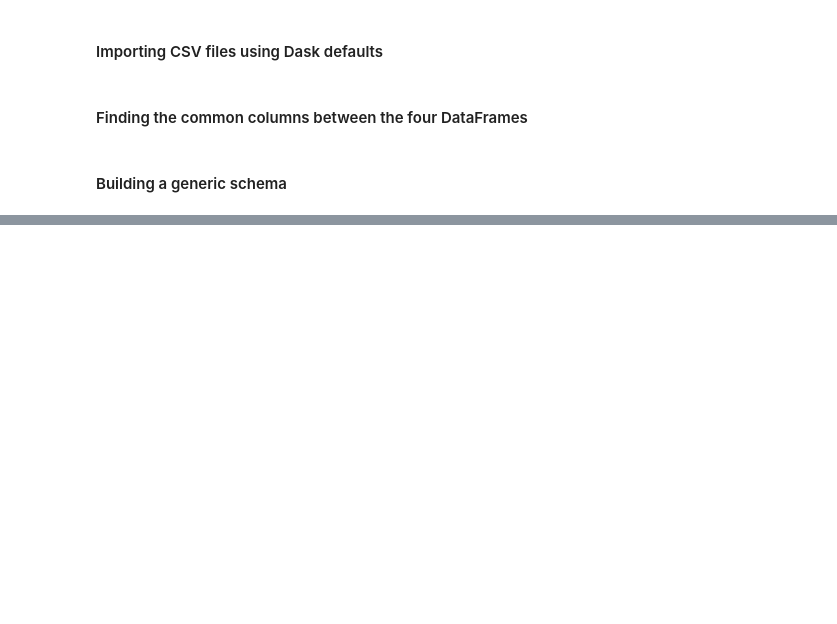
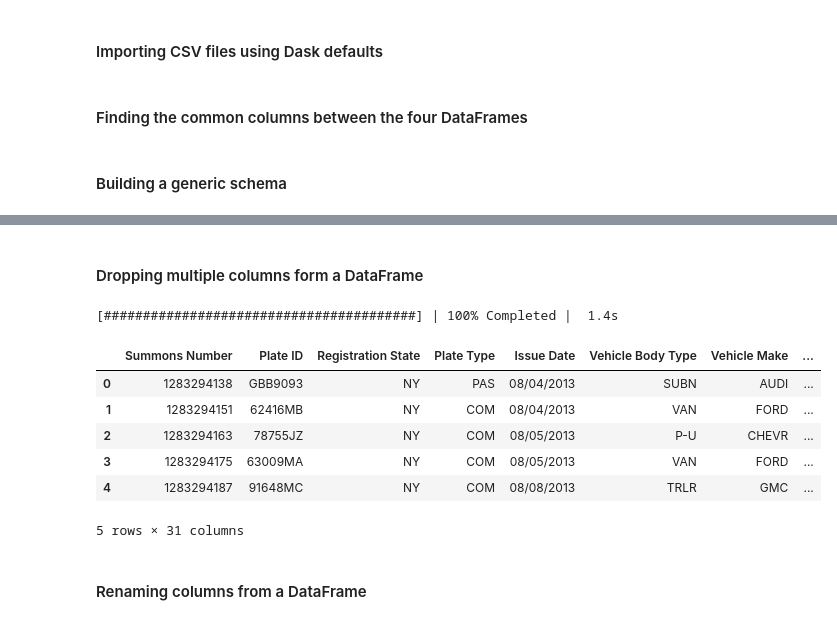
Before and after one commit to echoAppleTree/learn_dask, a Jupyter notebook: learning_dask_with_python.ipynb, the cells around one changed output, grey strips where cells are left out. Drawn from its saved outputs; the diff is of its cells as text; code cells hidden in the pictures; blank space fills up the shorter version.

```diff
--- a/learning_dask_with_python.ipynb
+++ b/learning_dask_with_python.ipynb
@@ -114,2 +116,2 @@ dtypes = {
 # %%
-data = dd.read_csv('./data/nyu_parking_data/*.csv', dtype=dtypes, usecols=common_columns)
+nyc_data_raw = dd.read_csv('./data/nyu_parking_data/*.csv', dtype=dtypes, usecols=dtypes.keys())
@@ -117,0 +189,19 @@ data = dd.read_csv('./data/nyu_parking_data/*.csv', dtype=dtypes, usecols=common
+# %% [markdown]
+#### Dropping multiple columns form a DataFrame
+# %%
+violationColumnNames = list(filter(lambda columnName: 'Violation' in columnName, nyc_data_raw.columns))
+
+
+with ProgressBar():
+    display(cleaner.drop_columns(violationColumnNames).head())
+# %% [output]
+[########################################] | 100% Completed |  1.4s
+|  | Summons Number | Plate ID | Registration State | Plate Type | Issue Date | Vehicle Body Type | Vehicle Make | ... |
+| 0 | 1283294138 | GBB9093 | NY | PAS | 08/04/2013 | SUBN | AUDI | ... |
+| 1 | 1283294151 | 62416MB | NY | COM | 08/04/2013 | VAN | FORD | ... |
+| 2 | 1283294163 | 78755JZ | NY | COM | 08/05/2013 | P-U | CHEVR | ... |
+| 3 | 1283294175 | 63009MA | NY | COM | 08/05/2013 | VAN | FORD | ... |
+| 4 | 1283294187 | 91648MC | NY | COM | 08/08/2013 | TRLR | GMC | ... |
+5 rows × 31 columns
+# %% [markdown]
+#### Renaming columns from a DataFrame
```
Also changed, not shown: parts of 20 cells of this notebook, 1 other file.
